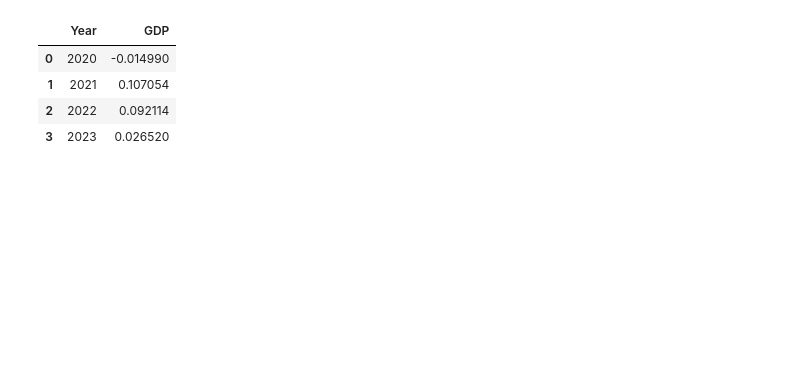
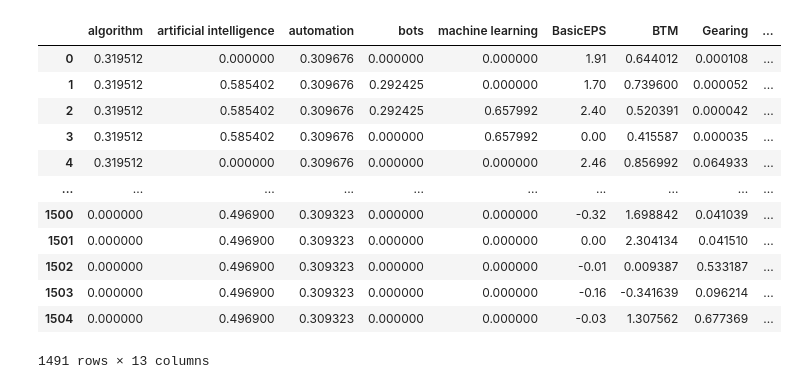
Before and after one commit to gav-conn/Finanacial_Data_Science, a Jupyter notebook: FDS_Project/MachineLearning_Model.ipynb, the cells around one changed output. Cells and saved outputs as stored; diff of their text form; code cells hidden in the pictures; blank space fills up the shorter version.

```diff
--- a/FDS_Project/MachineLearning_Model.ipynb
+++ b/FDS_Project/MachineLearning_Model.ipynb
@@ -158,8 +75,0 @@ df_macro = gdp
-# %%
-df_macro
-# %% [output]
-|  | Year | GDP |
-| 0 | 2020 | -0.014990 |
-| 1 | 2021 | 0.107054 |
-| 2 | 2022 | 0.092114 |
-| 3 | 2023 | 0.026520 |
@@ -184,2 +89,18 @@ df_train.drop(axis=1, labels=['Year'], inplace=True)
+# %%
+df_ml_full
+# %% [output]
+|  | algorithm | artificial intelligence | automation | bots | machine learning | BasicEPS | BTM | Gearing | ... |
+| 0 | 0.319512 | 0.000000 | 0.309676 | 0.000000 | 0.000000 | 1.91 | 0.644012 | 0.000108 | ... |
+| 1 | 0.319512 | 0.585402 | 0.309676 | 0.292425 | 0.000000 | 1.70 | 0.739600 | 0.000052 | ... |
+| 2 | 0.319512 | 0.585402 | 0.309676 | 0.292425 | 0.657992 | 2.40 | 0.520391 | 0.000042 | ... |
+| 3 | 0.319512 | 0.585402 | 0.309676 | 0.000000 | 0.657992 | 0.00 | 0.415587 | 0.000035 | ... |
+| 4 | 0.319512 | 0.000000 | 0.309676 | 0.000000 | 0.000000 | 2.46 | 0.856992 | 0.064933 | ... |
+| ... | ... | ... | ... | ... | ... | ... | ... | ... | ... |
+| 1500 | 0.000000 | 0.496900 | 0.309323 | 0.000000 | 0.000000 | -0.32 | 1.698842 | 0.041039 | ... |
+| 1501 | 0.000000 | 0.496900 | 0.309323 | 0.000000 | 0.000000 | 0.00 | 2.304134 | 0.041510 | ... |
+| 1502 | 0.000000 | 0.496900 | 0.309323 | 0.000000 | 0.000000 | -0.01 | 0.009387 | 0.533187 | ... |
+| 1503 | 0.000000 | 0.496900 | 0.309323 | 0.000000 | 0.000000 | -0.16 | -0.341639 | 0.096214 | ... |
+| 1504 | 0.000000 | 0.496900 | 0.309323 | 0.000000 | 0.000000 | -0.03 | 1.307562 | 0.677369 | ... |
+1491 rows × 13 columns
 # %%
 X_train, X_test, y_train, y_test = train_test_split(
```
Also changed, not shown: parts of 13 cells of this notebook, 6 other files.
